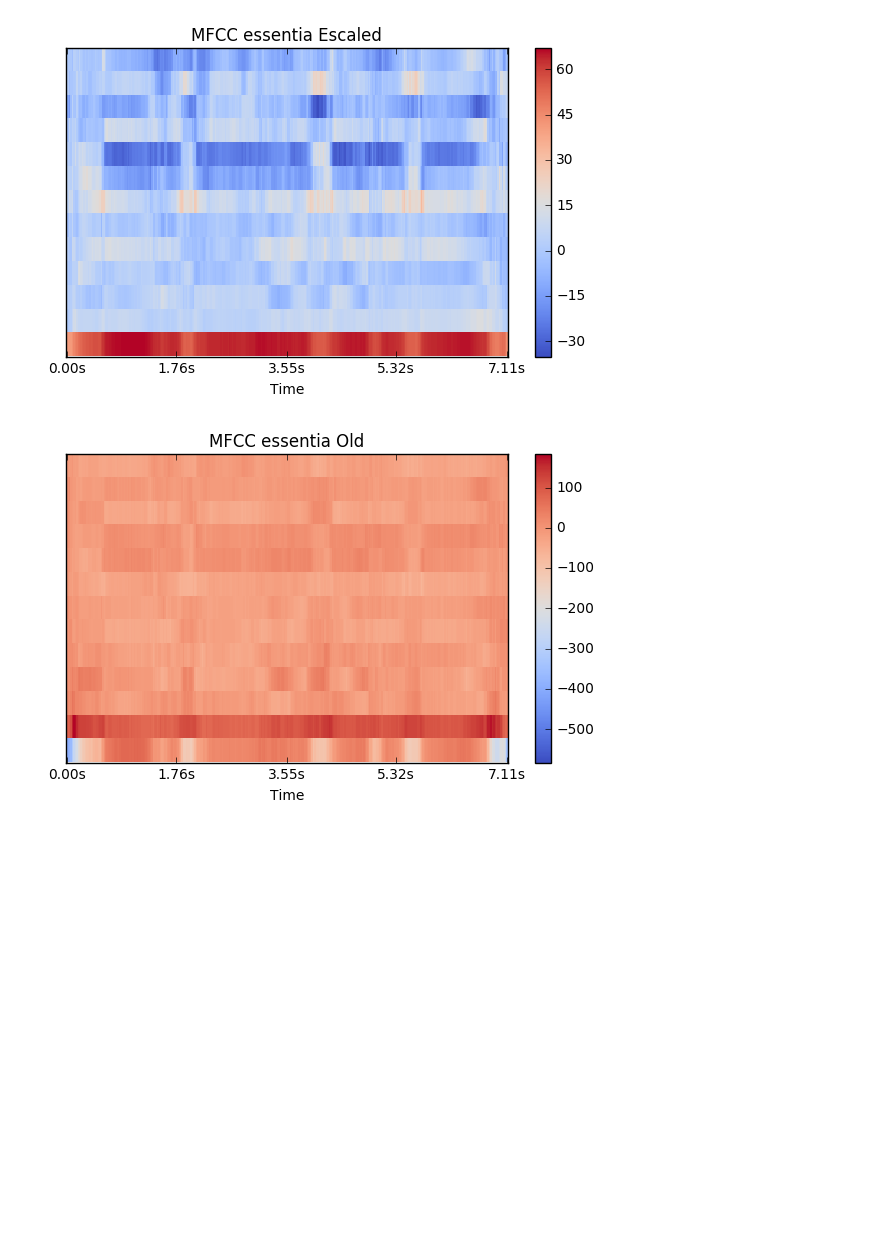
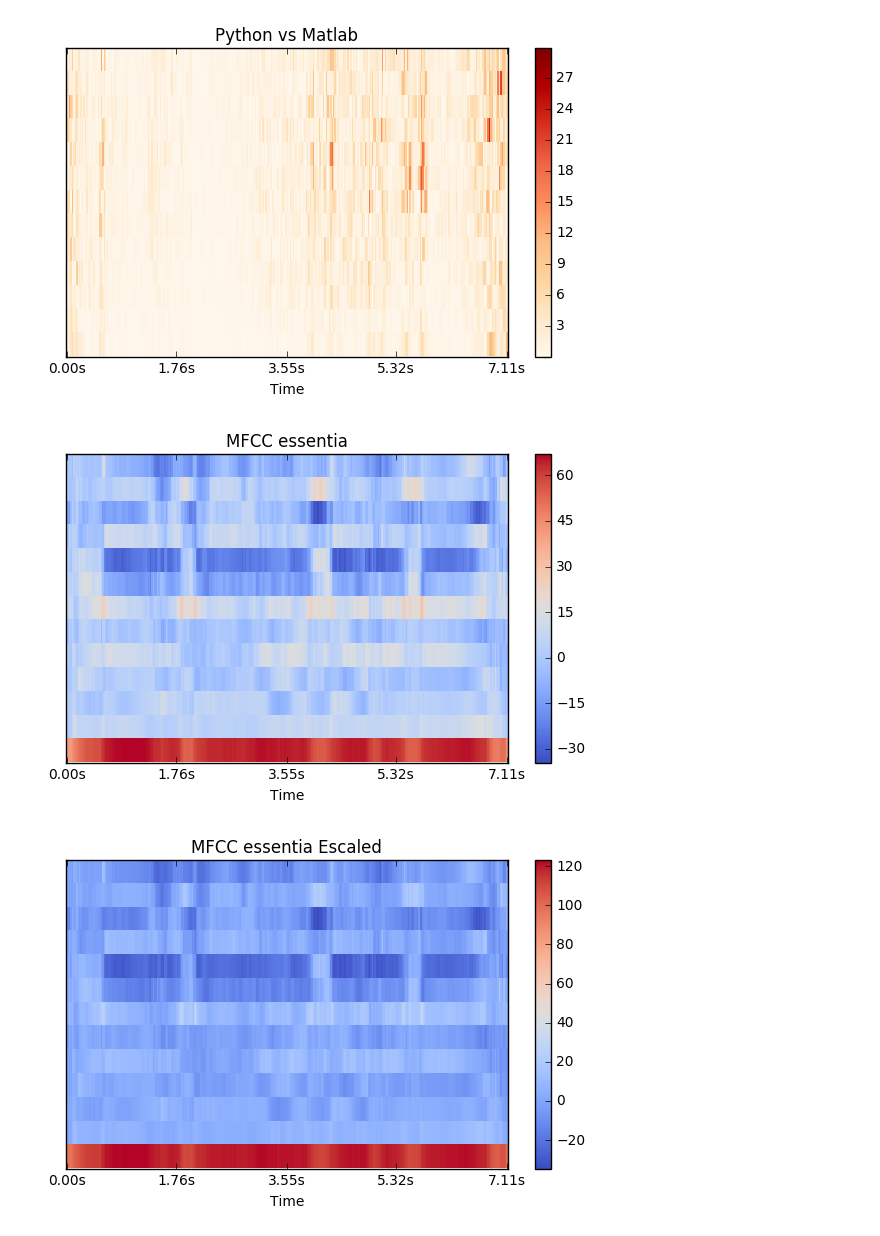
Before and after one commit to georgid/mfcc-htk-an-librosa, a Jupyter notebook: MFCC-htk-with-liftering-real-case-Test.ipynb, the cells around one changed output. Saved outputs shown, nothing was run; the diff lists cells and outputs as text; code cells hidden in the pictures; blank space fills up the shorter version.

Commit message:
Fitting matlab implementation

```diff
--- a/MFCC-htk-with-liftering-real-case-Test.ipynb
+++ b/MFCC-htk-with-liftering-real-case-Test.ipynb
@@ -22,20 +22,30 @@ htkMFCC =htkMFCC[[-1,0,1,2,3,4,5,6,7,8,9,10,11],:]
 fs = 44100
 audio = ess.MonoLoader(filename = 'audio/vignesh.wav',
                                       sampleRate = fs)()
-
+# dynamic range expansion as done in Matlab HTK implementation
+audio = audio*2**15
 matlabMFCC= sp.loadmat('matlab/MFCCs.mat')['MFCCs']
 #matlabMFCC = matlabMFCC[[-1,0,1,2,3,4,5,6,7,8,9,10,11],:]
 # %%
-frameSize = 1102
+frameSize = 1104
 hopSize = 447
-spectrumSize = frameSize
-
+spectrumSize= 2048
+zeroPadding = spectrumSize - frameSize
 
 w = ess.Windowing(type = 'hamming',
                     size = spectrumSize,
-                    zeroPadding = 0,
+                    zeroPadding = zeroPadding,
                     normalized = False,
                     zeroPhase = False)
+
+melsEssentia = ess.MelBands(inputSize = spectrumSize,
+                    type = 'magnitude',
+                    warpingFormula = 'htkMel',
+                    weighting = 'linear',
+                    highFrequencyBound = 8000,
+                    lowFrequencyBound = 300,
+                    numberBands = 26,
+                    normalize = 'unit_max',)
 
 mfccEssentia = ess.MFCC(inputSize = spectrumSize,
                     type = 'magnitude',
@@ -55,17 +65,40 @@ mfccEssentiaOld = ess.MFCC(inputSize = spectrumSize,
                     numberBands = 26,
                     numberCoefficients = 13)
 
-spectrum = ess.Spectrum(size = spectrumSize)
+
+spectrum = ess.Spectrum(size = fftSize)
 pool = Pool()
 
 for frame in ess.FrameGenerator(audio, frameSize = frameSize, hopSize = hopSize):
-    pool.add('MFCC',mfccEssentia(spectrum(w(frame)))[1])
-    pool.add('MFCCEscaled',mfccEssentia(spectrum(w(frame))*60662)[1])
-    pool.add('MFCCOld',mfccEssentiaOld(spectrum(w(frame)))[1])
+    spect = spectrum(w(frame))
+    pool.add('MFCC',mfccEssentia(spect)[1])
+    pool.add('MFCCEscaled',mfccEssentia(spect*60662)[1])
+    pool.add('MFCCOld',mfccEssentiaOld(spect)[1])
+    pool.add('MelBands',melsEssentia(spect))
+
 
 essentiaMFCC = np.array(pool['MFCC'].T);
 essentiaMFCCOld = np.array(pool['MFCCOld'].T);
 essentiaMFCCEscaled = np.array(pool['MFCCEscaled'].T);
+essentiaMelBands = np.array(pool['MelBands'].T);
+
+# Processing imitating Matlab
+coefficients = 13
+bands = 26
+
+# DCT bassis HTK formula, slighly different to librosa implementation
+basis1 = np.ones((coefficients, bands))
+librosaMFCC = np.zeros([13,307])
+liftering = 22
+
+for i in range(0, coefficients):
+    for j in range (0, bands):
+        basis1[i, j] = np.sqrt(2.0/bands) * np.cos((pi/bands)*(i)* (j+0.5))
+librosaMFCC =np.dot(basis1, np.log(essentiaMelBands))
+
+#Liftering
+for i in range(len(librosaMFCC.T)):
+    librosaMFCC[:,i] = ( 1 + 0.5*liftering*np.sin(pi*(np.arange(coefficients))/liftering) ) * librosaMFCC[:,i]
 
 # Ploting HTK
 lib.display.specshow(htkMFCC, x_axis='time')
@@ -81,6 +114,19 @@ plt.title('MFCC Matlab')
 plt.tight_layout()
 plt.show()
 
+# Librosa
+lib.display.specshow(librosaMFCC, x_axis='time')
+plt.colorbar()
+plt.title('MFCC Python')
+plt.tight_layout()
+plt.show()
+
+# Python vs Matlab
+lib.display.specshow(np.abs( librosaMFCC - matlabMFCC), x_axis='time')
+plt.colorbar()
+plt.title('Python vs Matlab')
+plt.tight_layout()
+plt.show()
 
 #Ploting essentia
 lib.display.specshow(essentiaMFCC, x_axis='time')
@@ -111,2 +157,3 @@ plt.show()
-[figure, old version]
+[figure, new version]
-[figure, old version]
+[figure, new version]
+[figure, added]
```
Also changed, not shown: parts of 1 cell of this notebook.
